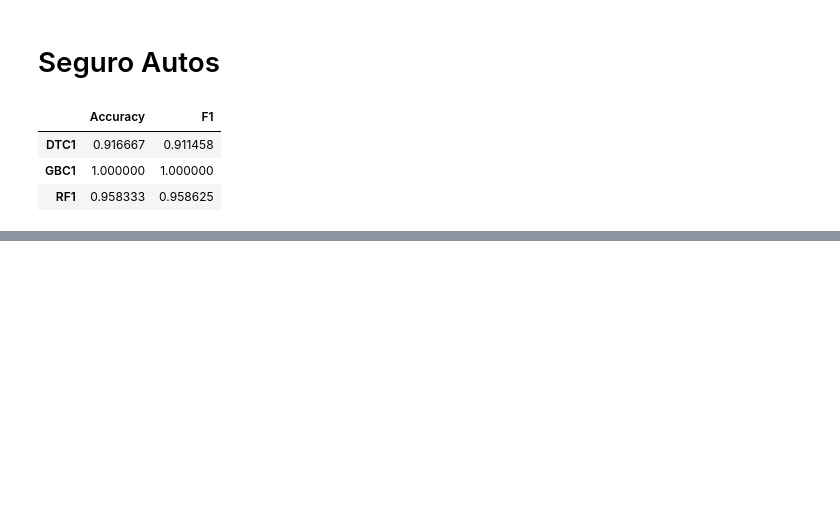
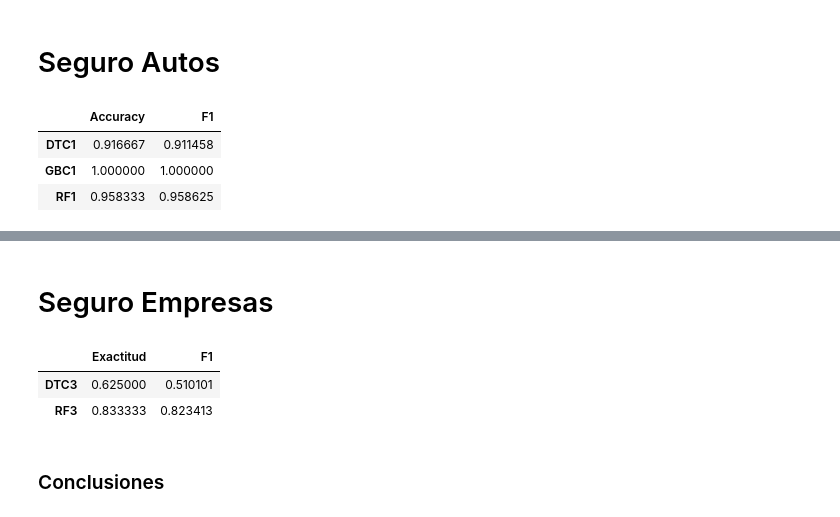
Before and after one commit to andreavazquezt/ProyectoIntegrador, a Jupyter notebook: Avance5_Equipo4.ipynb, the cells around one changed output, grey strips where cells are left out. Cells and saved outputs as stored; diff of their text form; code cells hidden in the pictures; blank space fills up the shorter version.

```diff
--- a/Avance5_Equipo4.ipynb
+++ b/Avance5_Equipo4.ipynb
@@ -1711,0 +1783,2 @@ df
+# %% [markdown]
+# Seguro Empresas
@@ -1711,0 +1838,20 @@ df
+# %%
+accuracy_train_list = {
+'DTC3':DTCFinal3_train_accuracy,
+'RF3': RFFinal3_train_accuracy}
+
+
+f1_train_list = {
+'DTC3': DTCFinal3_train_f1,
+'RF3': RFFinal3_train_f1}
+# %%
+acc_df = pd.DataFrame.from_dict(accuracy_train_list, orient='index', columns=['Exactitud'])
+f1_df = pd.DataFrame.from_dict(f1_train_list, orient='index', columns=['F1'])
+df = pd.concat([acc_df,f1_df], axis=1)
+df
+# %% [output]
+|  | Exactitud | F1 |
+| DTC3 | 0.625000 | 0.510101 |
+| RF3 | 0.833333 | 0.823413 |
+# %% [markdown]
+### Conclusiones
```
Also changed, not shown: parts of 9 cells of this notebook.
